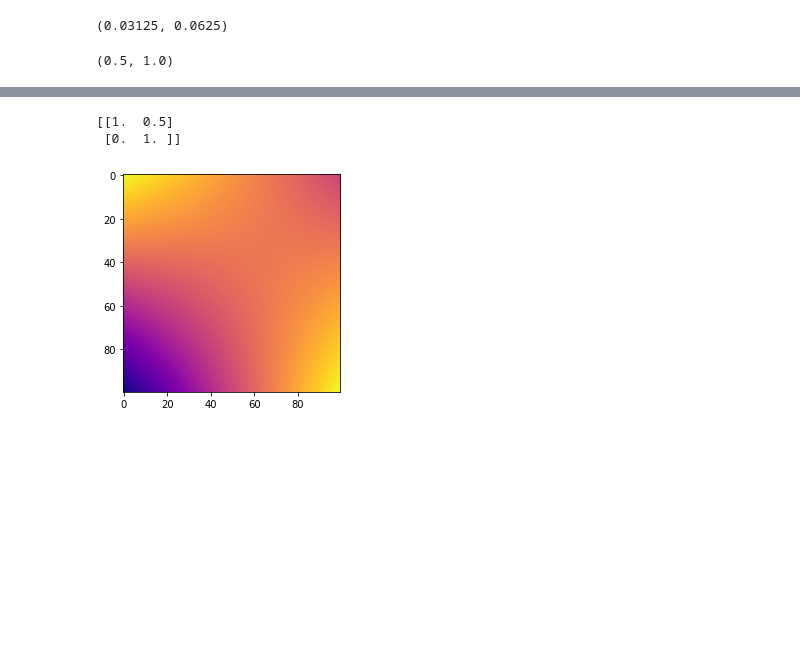
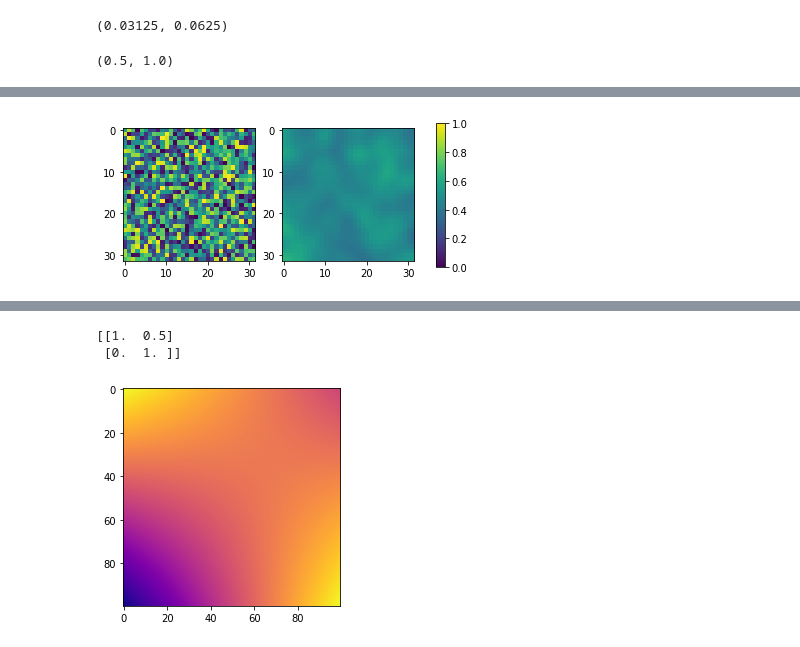
Before and after one commit to Victorlouisdg/simulators, a Jupyter notebook: fluid_2d.ipynb, the cells around one changed output, grey strips where cells are left out. Saved outputs shown, nothing was run; the diff lists cells and outputs as text; code cells hidden in the pictures; blank space fills up the shorter version.

Commit message:
Added Jacobi method

```diff
--- a/fluid_2d.ipynb
+++ b/fluid_2d.ipynb
@@ -119,3 +122,37 @@ def animate_image_list(image_list):
     return animation.FuncAnimation(fig, animate, frames=len(image_list))
 
 animate_image_list(diffusion_history)
+# %%
+density_grid = np.random.random((n, n))
+
+def diffuse_jacobi(grid, viscocity, dt, iterations=5):
+    original_grid = grid.copy()
+    grid_new = np.zeros_like(grid)
+
+    for _ in range(iterations):
+        for i in range(grid.shape[0]):
+            for j in range(grid.shape[1]):
+                value_left = grid[i, max(j - 1, 0)]
+                value_right = grid[i, min(j + 1, grid.shape[1] - 1)]
+                value_above = grid[max(i - 1, 0), j]
+                value_below = grid[min(i + 1, grid.shape[0] - 1), j]
+                value_neighbors = value_left + value_right + value_above + value_below
+                a = viscocity * dt
+
+                grid_new[i, j] = (original_grid[i, j] + value_neighbors * a) / (1 + 4 * a)
+
+        grid = grid_new
+
+    return grid
+
+grid = density_grid
+diffusion_history = [grid]
+
+for i in range(20):
+    grid_new = diffuse_jacobi(grid, viscocity=1.0, dt=0.1)
+    diffusion_history.append(grid_new)
+    grid = grid_new
+# %%
+plot_image_side_by_side(density_grid, grid)
+# %% [output]
+[figure, added]
```
Also changed, not shown: parts of 4 cells of this notebook.
